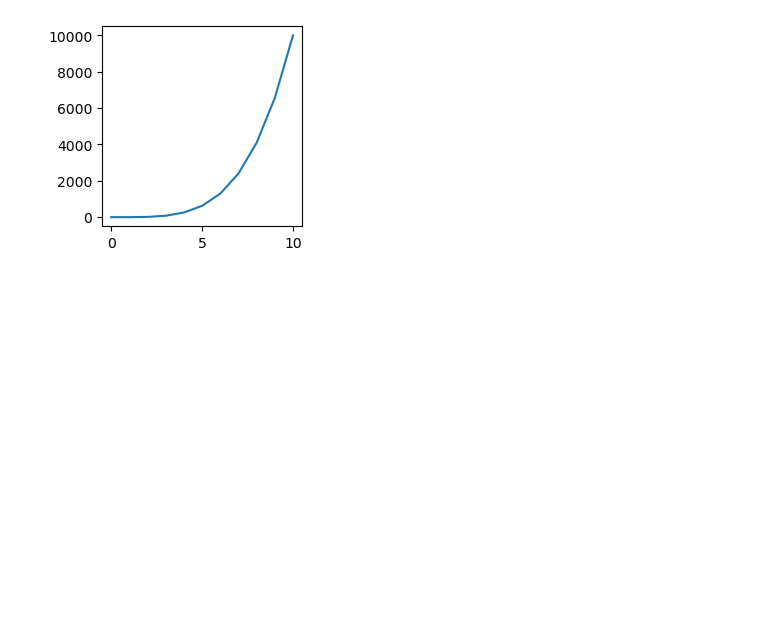
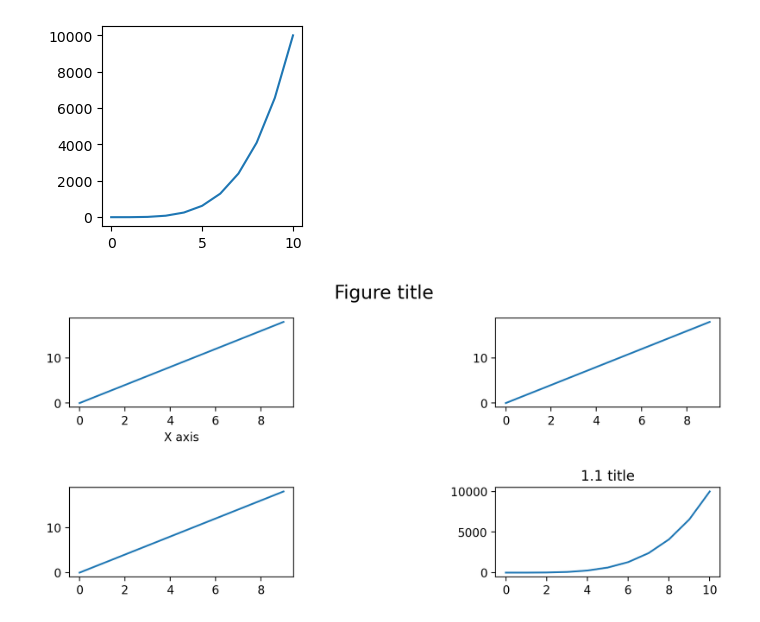
Before and after one commit to JovanTTT/MachineLearning-Course, a Jupyter notebook: Matplotlib.ipynb, the cells around one changed output. Cells and saved outputs as stored; diff of their text form; code cells hidden in the pictures; blank space fills up the shorter version.

Commit message:
Matplotlib SubPlots

```diff
--- a/Matplotlib.ipynb
+++ b/Matplotlib.ipynb
@@ -93,3 +93,33 @@ fig.savefig('C:\\Users\\jovan\\Desktop\\MachineLearning-Course\\MachineLearning-
 #without bbox_inches param, picture wouldn't contain numbers next and below to the graph
 # %% [output]
 [figure]
+# %%
+a = np.linspace(0, 10, 11)
+# %%
+b = a ** 4
+# %%
+x = np.arange(0, 10)
+# %%
+y = 2 * x
+# %%
+fig, axes = plt.subplots(nrows = 2, ncols = 2, figsize = (10, 4), dpi = 200)
+
+axes[(0, 0)].set_xlabel('X axis')
+axes[1][1].set_title('1.1 title')
+# axes[0].set_ylim(0, 14)
+axes[0][0].plot(x, y)
+axes[0][1].plot(x, y)
+axes[1][0].plot(x, y)
+axes[1][1].plot(a, b)
+
+# axes[1].plot(a, b)
+
+fig.suptitle('Figure title', fontsize = 16)
+
+fig.subplots_adjust(wspace = 0.9, hspace = 0.9)
+
+# fig.set_figwidth(10)
+
+fig.savefig('C:\\Users\\jovan\\Desktop\\MachineLearning-Course\\MachineLearning-Course\\Data\\new_subplots.png', bbox_inches = 'tight')
+# %% [output]
+[figure, added]
```
Also changed, not shown: parts of 3 cells of this notebook, 2 other files.
